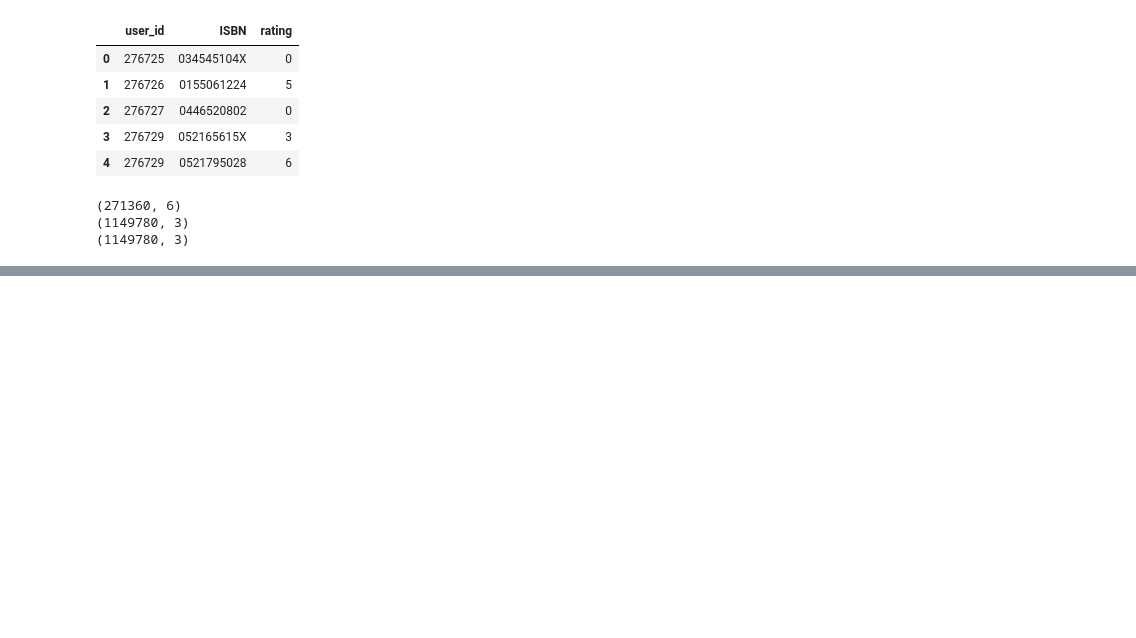
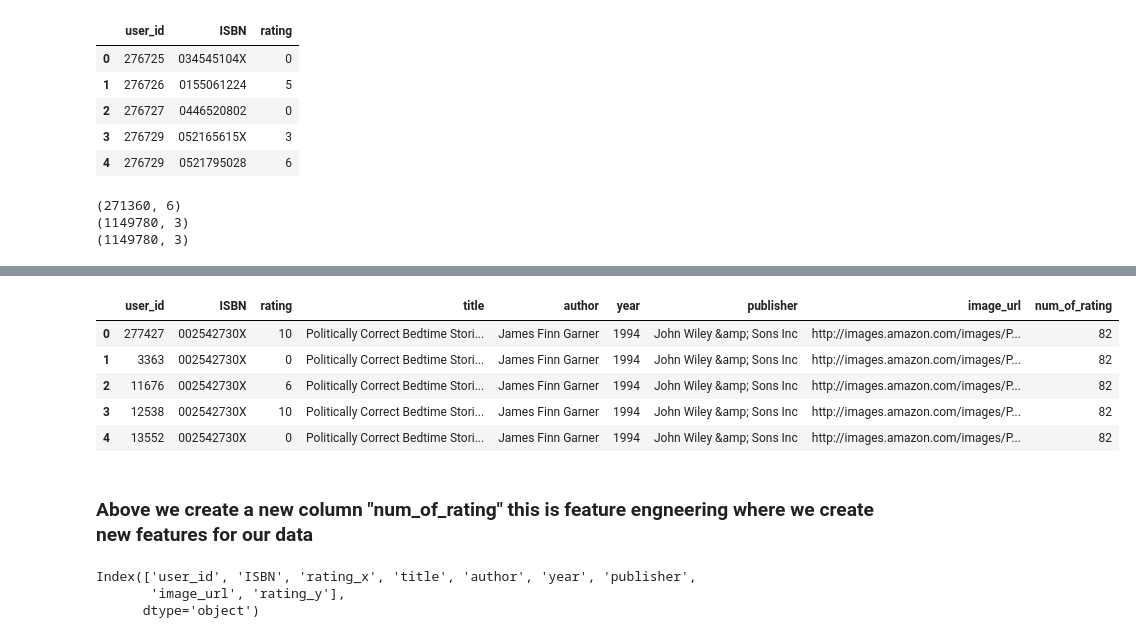
Before and after one commit to Anoop-2752/Book-Recommended-System, a Jupyter notebook: notebook/research.ipynb, the cells around one changed output, grey strips where cells are left out. Saved outputs shown, nothing was run; the diff lists cells and outputs as text; code cells hidden in the pictures; blank space fills up the shorter version.

```diff
--- a/notebook/research.ipynb
+++ b/notebook/research.ipynb
@@ -133,0 +194,4 @@ print(books.shape, users.shape, ratings.shape, sep='\n')
+# %%
+# Now we are joining 2 columns  (rating with books)
+
+ratings_with_books = ratings.merge(books, on='ISBN')
@@ -133,0 +209,2 @@ print(books.shape, users.shape, ratings.shape, sep='\n')
+# %%
+number_rating = ratings_with_books.groupby('title')['rating'].count().reset_index()
@@ -133,0 +220,2 @@ print(books.shape, users.shape, ratings.shape, sep='\n')
+# %%
+number_rating.rename(columns={'rating':'num_of_rating'},inplace=True)
@@ -133,0 +231,21 @@ print(books.shape, users.shape, ratings.shape, sep='\n')
+# %%
+## Now we are merging our number of rating  with ratings with book dataframe
+
+final_rating = ratings_with_books.merge(number_rating, on='title')
+# %%
+final_rating.head()
+# %% [output]
+|  | user_id | ISBN | rating | title | author | year | publisher | image_url | num_of_rating |
+| 0 | 277427 | 002542730X | 10 | Politically Correct Bedtime Stori... | James Finn Garner | 1994 | John Wiley &amp; Sons Inc | http://images.amazon.com/images/P... | 82 |
+| 1 | 3363 | 002542730X | 0 | Politically Correct Bedtime Stori... | James Finn Garner | 1994 | John Wiley &amp; Sons Inc | http://images.amazon.com/images/P... | 82 |
+| 2 | 11676 | 002542730X | 6 | Politically Correct Bedtime Stori... | James Finn Garner | 1994 | John Wiley &amp; Sons Inc | http://images.amazon.com/images/P... | 82 |
+| 3 | 12538 | 002542730X | 10 | Politically Correct Bedtime Stori... | James Finn Garner | 1994 | John Wiley &amp; Sons Inc | http://images.amazon.com/images/P... | 82 |
+| 4 | 13552 | 002542730X | 0 | Politically Correct Bedtime Stori... | James Finn Garner | 1994 | John Wiley &amp; Sons Inc | http://images.amazon.com/images/P... | 82 |
+# %% [markdown]
+### Above we create a new column "num_of_rating" this is feature engneering where we create new features for our data
+# %%
+final_rating.columns
+# %% [output]
+Index(['user_id', 'ISBN', 'rating_x', 'title', 'author', 'year', 'publisher',
+       'image_url', 'rating_y'],
+      dtype='object')
```
Also changed, not shown: parts of 12 cells of this notebook.
